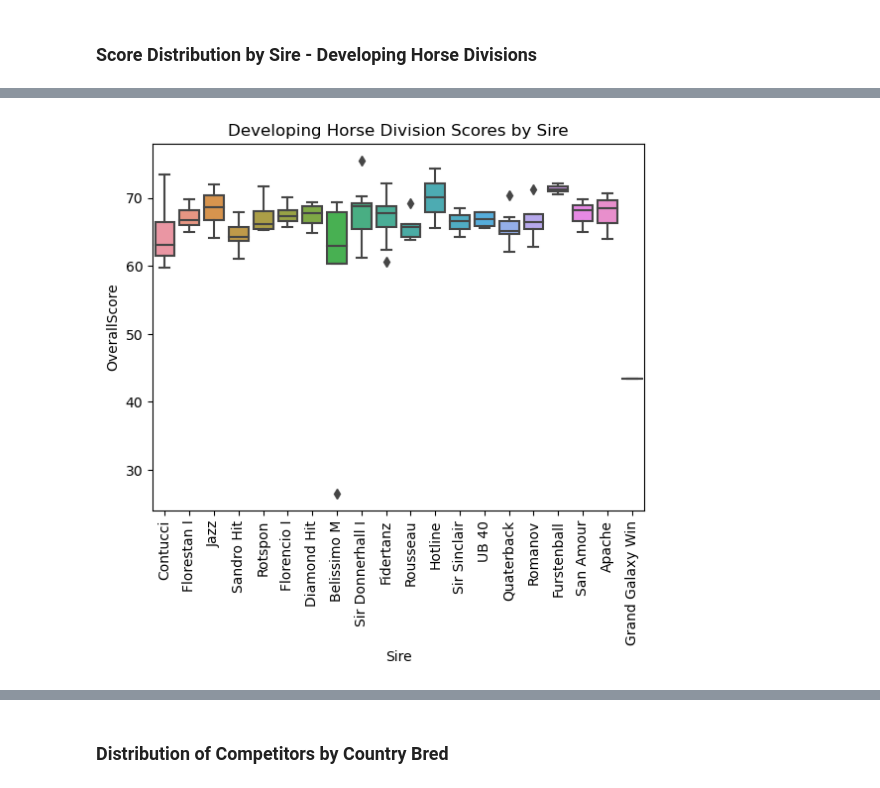
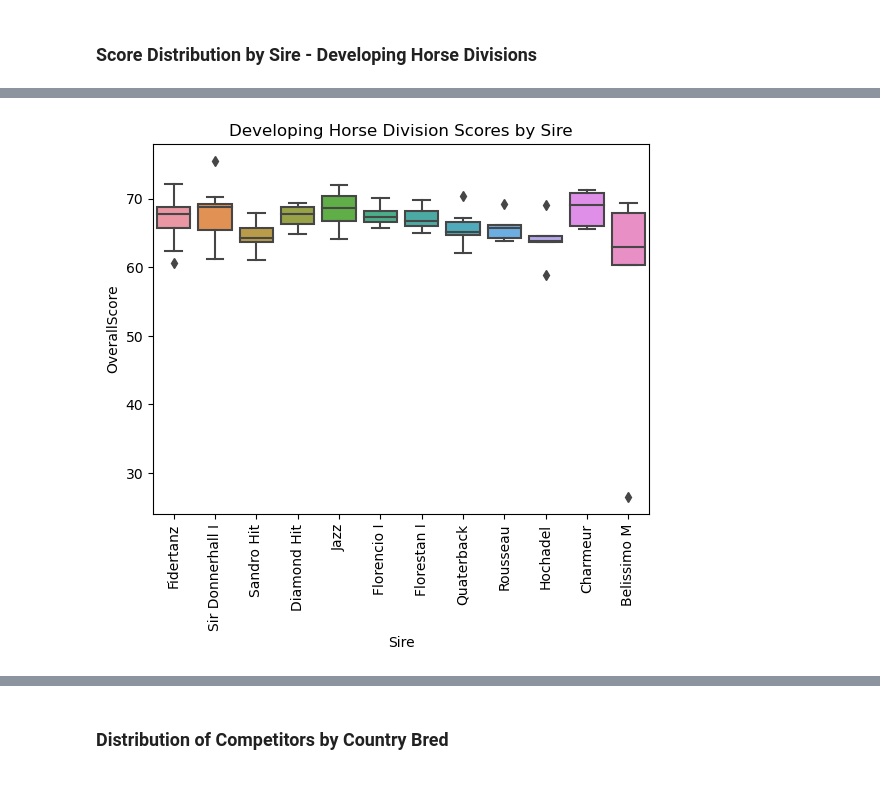
Before and after one commit to siobyrne/young-dressage-horse-program-analysis, a Jupyter notebook: younghorse.ipynb, the cells around one changed output, grey strips where cells are left out. Drawn from its saved outputs; the diff is of its cells as text; code cells hidden in the pictures.

```diff
--- a/younghorse.ipynb
+++ b/younghorse.ipynb
@@ -883,9 +892,18 @@ plt.show()
 # %% [markdown]
 ### Score Distribution by Sire - Developing Horse Divisions
 # %%
-# select the scores for the DH divisions where there are 10 or more scores per sire
-dh_sire_scores = merged_df.loc[(merged_df["Division"].str.contains("DHPSG|DHGP")) & (merged_df.groupby("Sire")["Sire"].transform("size") >= 10)]
-#print(dh_sire_scores.to_markdown())
+# select the scores for the DH divisions where there are 5 or more scores per sire
+dh_sire_scores = sire_score.loc[sire_score['Division'].str.contains('DHPSG|DHGP')]
+# get count of scores by sire
+dh_sire_score_counts = dh_sire_scores['Sire'].value_counts().reset_index()
+# create column of score counts
+dh_sire_score_counts.columns = ['Sire', 'Score Count']
+
+# merge the dataframes
+dh_sire_scores= pd.merge(dh_sire_score_counts, dh_sire_scores)
+
+# get the sires with 8 or more scores
+dh_sire_scores = dh_sire_scores.loc[(dh_sire_scores['Score Count'] >= 5)]
 
 # calculate IQR for column OverallScore
 Q1 = dh_sire_scores['OverallScore'].quantile(0.25)
@@ -903,5 +921,5 @@ outliers = dh_sire_scores[(dh_sire_scores['OverallScore'] < Q1 - threshold * IQR
 print(outliers.to_markdown())
 
 # drop the outliers that are the result of horses participating in only one half of the competition, resulting in an artificially low score
-dh_sire_scores = dh_sire_scores.drop(dh_sire_scores[dh_sire_scores['OverallScore'] <= 45].index)
+dh_sire_scores = dh_sire_scores.drop(dh_sire_scores[dh_sire_scores['OverallScore'] <= 30].index)
 # %% [output]
@@ -925,4 +930,4 @@ dh_sire_scores = dh_sire_scores.drop(dh_sire_scores[dh_sire_scores['OverallScore
-[figure, old version]
+[figure, new version]
 # %%
 # create histogram of scores by sire for Developing Horse divisions
 
```
Also changed, not shown: parts of 4 cells of this notebook, 2 other files.
